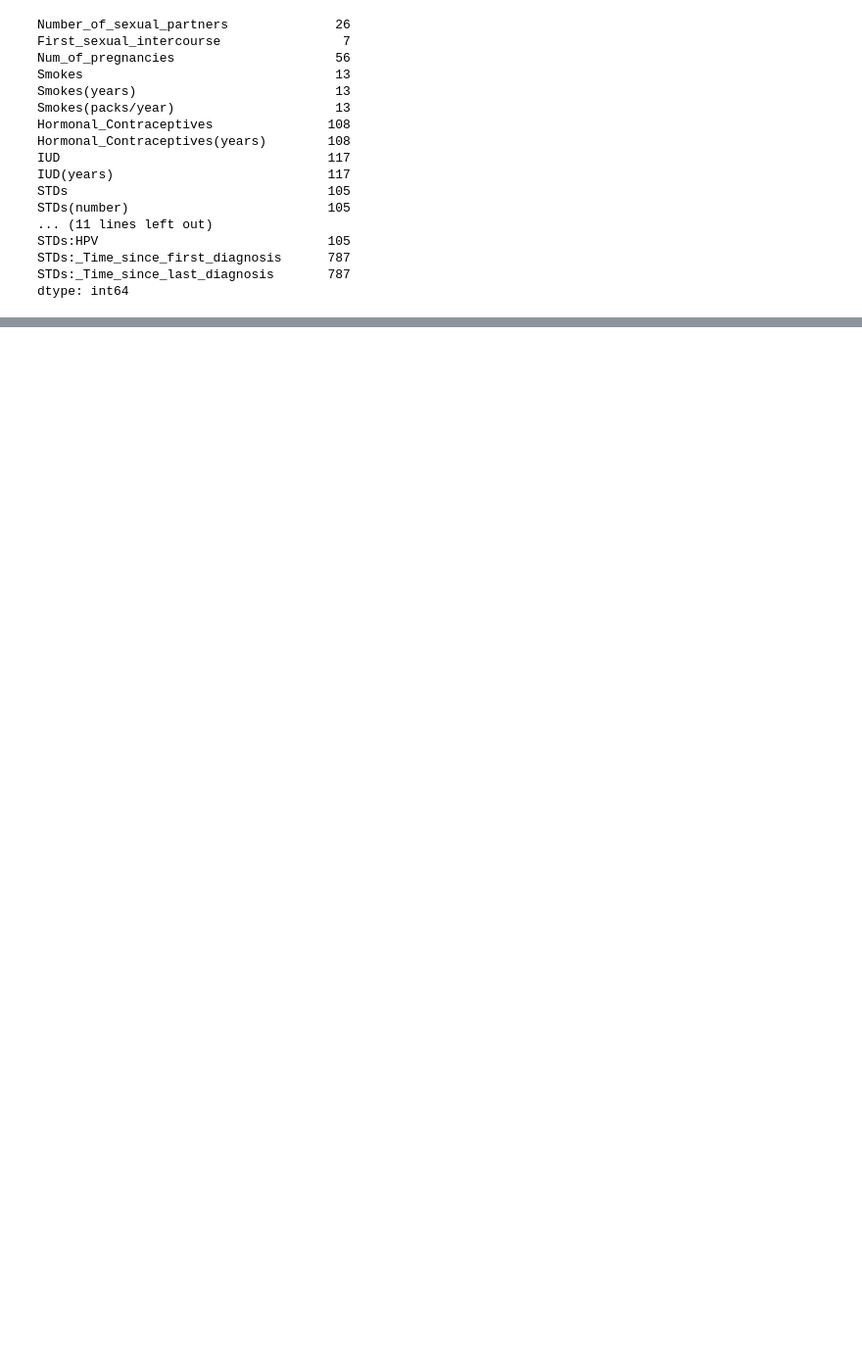
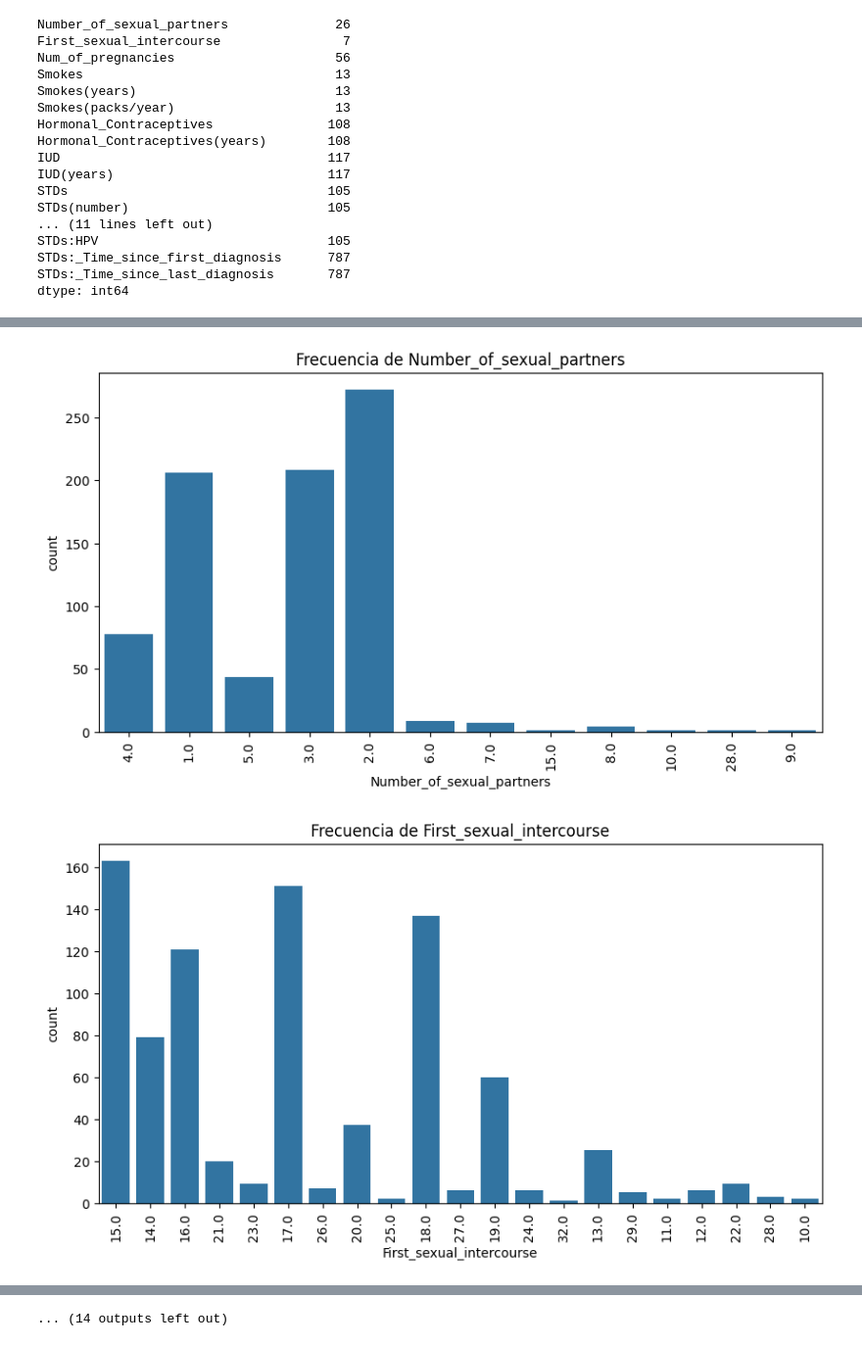
Before and after one commit to Gegdgt/Lab1-DataScience, a Jupyter notebook: Lab1.ipynb, the cells around one changed output, grey strips where cells are left out. Shown at 98% size. Saved outputs shown, nothing was run; the diff lists cells and outputs as text; code cells hidden in the pictures; blank space fills up the shorter version.

```diff
--- a/Lab1.ipynb
+++ b/Lab1.ipynb
@@ -248,0 +286,13 @@ dtype: int64
+# %%
+# Gráficos para variables categóricas
+cat_vars = [col for col, tipo in var_types.items() if 'Cualitativa' in tipo]
+
+for col in cat_vars:
+    plt.figure(figsize=(10, 5))
+    sns.countplot(x=df[col])
+    plt.title(f'Frecuencia de {col}')
+    plt.xticks(rotation=90)
+    plt.show()
+# %% [output]
+[figure, added]
+[figure, added]
@@ -248,0 +309 @@ dtype: int64
+... (14 outputs left out)
```
Also changed, not shown: parts of 16 cells of this notebook.
